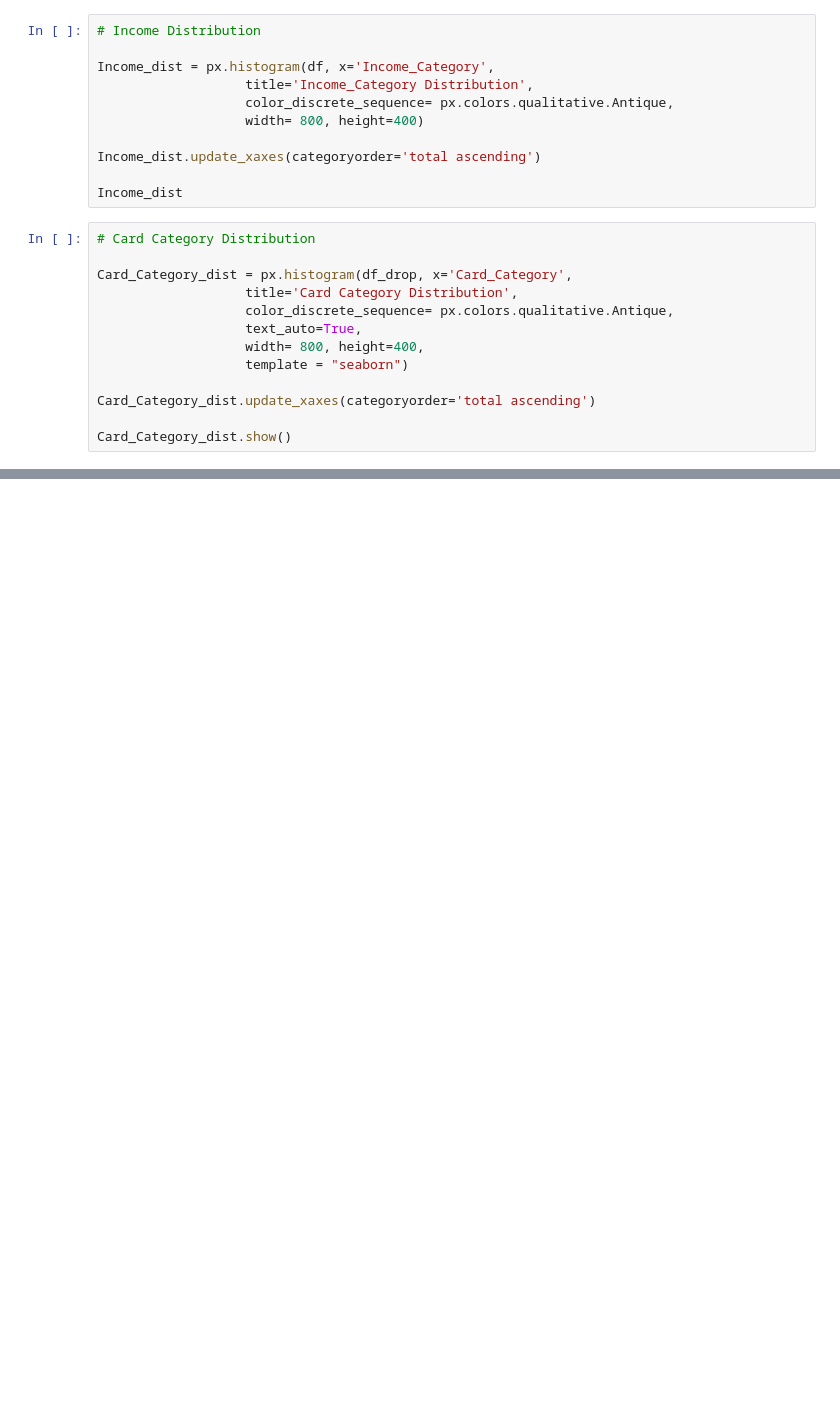
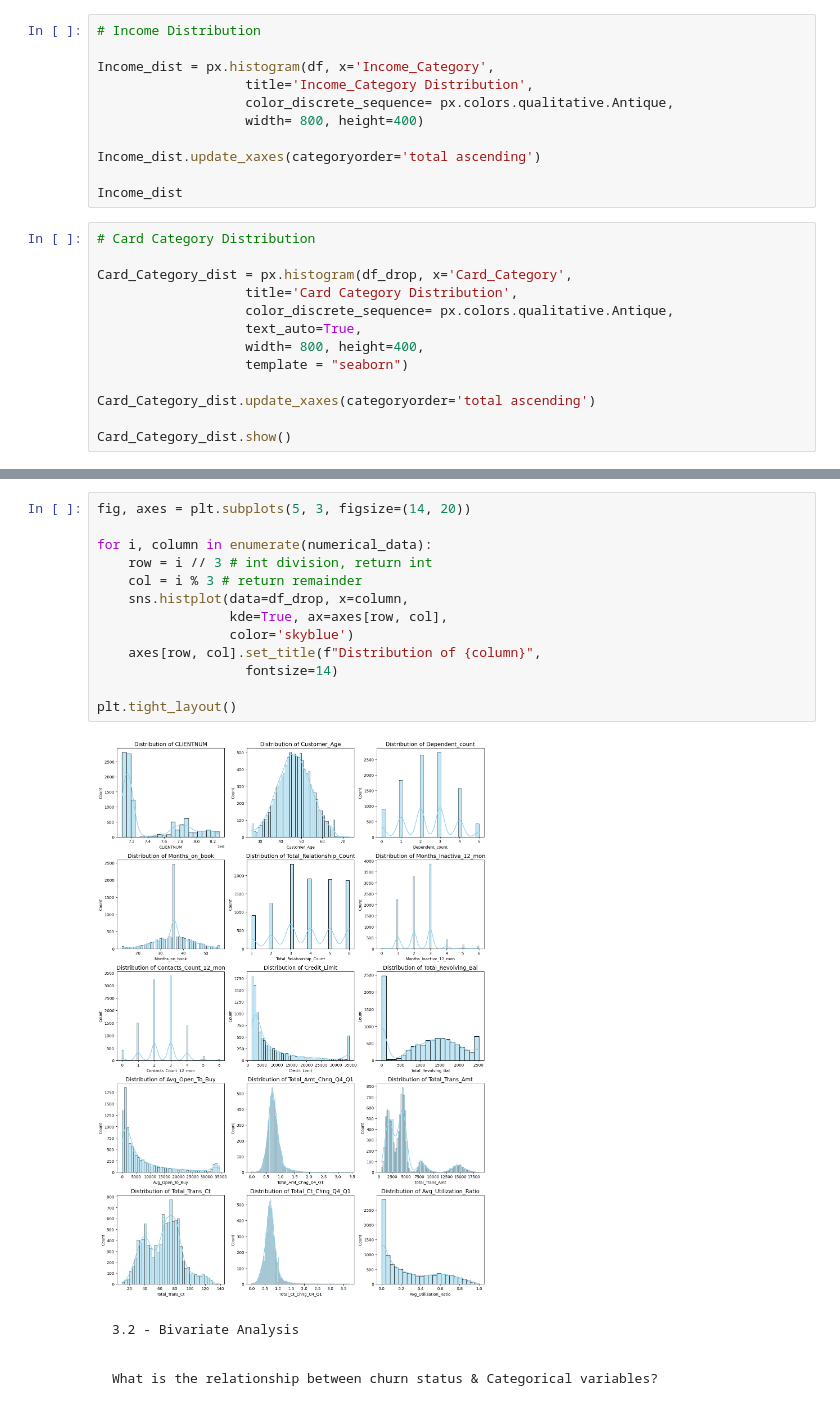
Before and after one commit to Zac-Chenn/MyProject_2-Bank-Churner, a Jupyter notebook: Bank_Churner_Analysis.ipynb, the cells around one changed output, grey strips where cells are left out. Drawn from its saved outputs; the diff is of its cells as text; blank space fills up the shorter version.

```diff
--- a/Bank_Churner_Analysis.ipynb
+++ b/Bank_Churner_Analysis.ipynb
@@ -257,0 +277,19 @@ Card_Category_dist.show()
+# %%
+fig, axes = plt.subplots(5, 3, figsize=(14, 20))
+
+for i, column in enumerate(numerical_data):
+    row = i // 3 # int division, return int
+    col = i % 3 # return remainder
+    sns.histplot(data=df_drop, x=column,
+                 kde=True, ax=axes[row, col],
+                 color='skyblue')
+    axes[row, col].set_title(f"Distribution of {column}",
+                   fontsize=14)
+
+plt.tight_layout()
+# %% [output]
+[figure, added]
+# %% [markdown]
+    3.2 - Bivariate Analysis
+# %% [markdown]
+    What is the relationship between churn status & Categorical variables?
```
Also changed, not shown: parts of 28 cells of this notebook.
